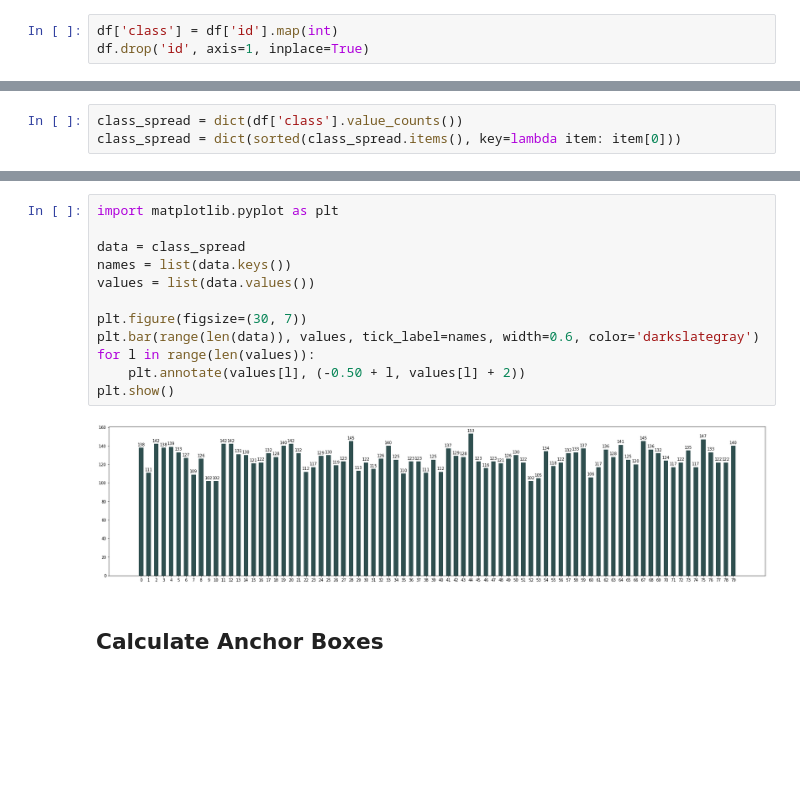
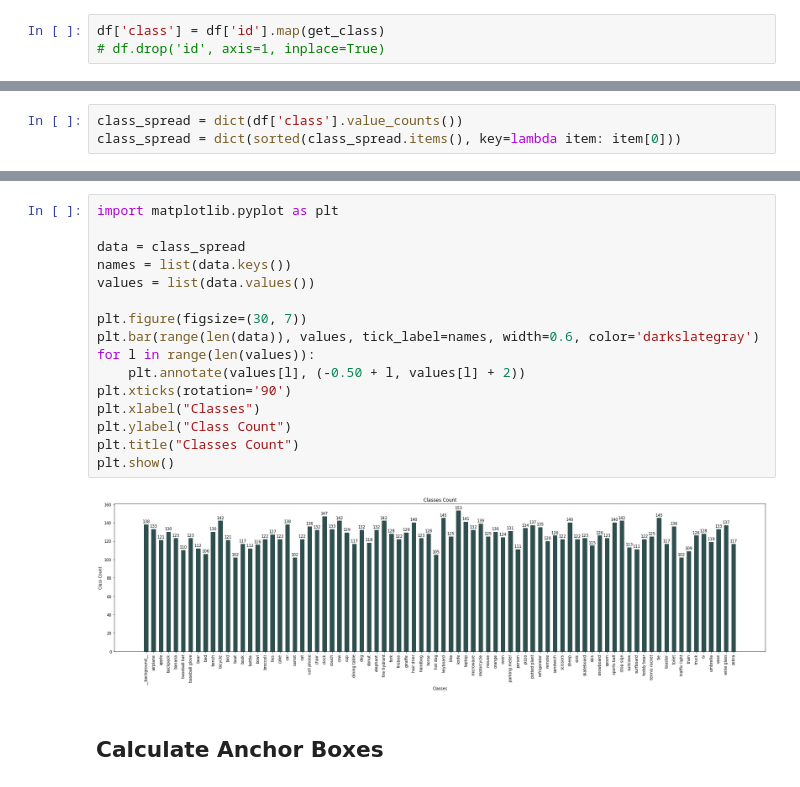
Before and after one commit to woolly-of-cv/pytorch-examples, a Jupyter notebook: coco/analyze_coco.ipynb, the cells around one changed output, grey strips where cells are left out. Cells and saved outputs as stored; diff of their text form; blank space fills up the shorter version.

```diff
--- a/coco/analyze_coco.ipynb
+++ b/coco/analyze_coco.ipynb
@@ -26,6 +113,6 @@ df.drop('bbox', axis=1, inplace=True)
 # %%
-df['class'] = df['id'].map(int)
-df.drop('id', axis=1, inplace=True)
+df['class'] = df['id'].map(get_class)
+# df.drop('id', axis=1, inplace=True)
 # %% [markdown]
 ## Calculate Class Spread
 # %%
@@ -34,17 +136,21 @@ class_spread = dict(sorted(class_spread.items(), key=lambda item: item[0]))
 # %%
 import matplotlib.pyplot as plt
 
 data = class_spread
 names = list(data.keys())
 values = list(data.values())
 
 plt.figure(figsize=(30, 7))
 plt.bar(range(len(data)), values, tick_label=names, width=0.6, color='darkslategray')
 for l in range(len(values)):
     plt.annotate(values[l], (-0.50 + l, values[l] + 2))
+plt.xticks(rotation='90')
+plt.xlabel("Classes")
+plt.ylabel("Class Count")
+plt.title("Classes Count")
 plt.show()
 # %% [output]
-[figure, old version]
+[figure, new version]
 # %% [markdown]
 ## Calculate Anchor Boxes
 # %%
```
Also changed, not shown: parts of 5 cells of this notebook.
